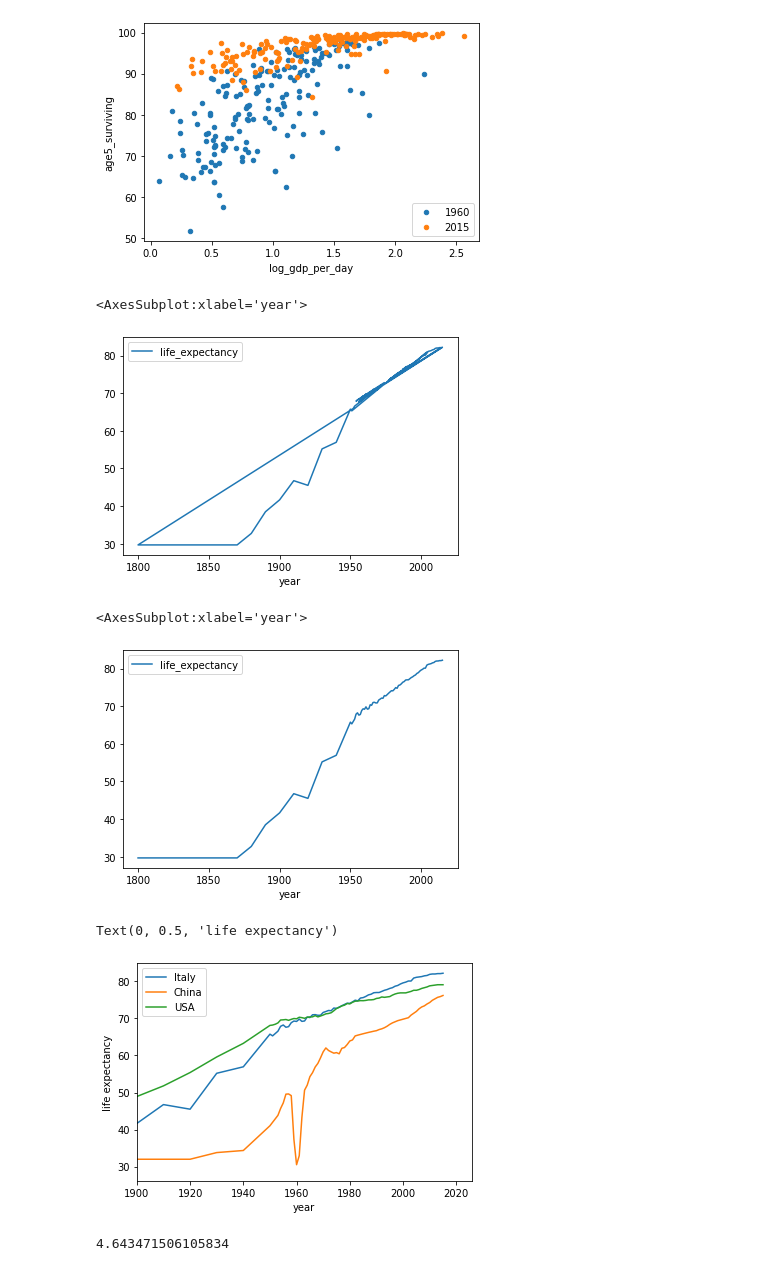
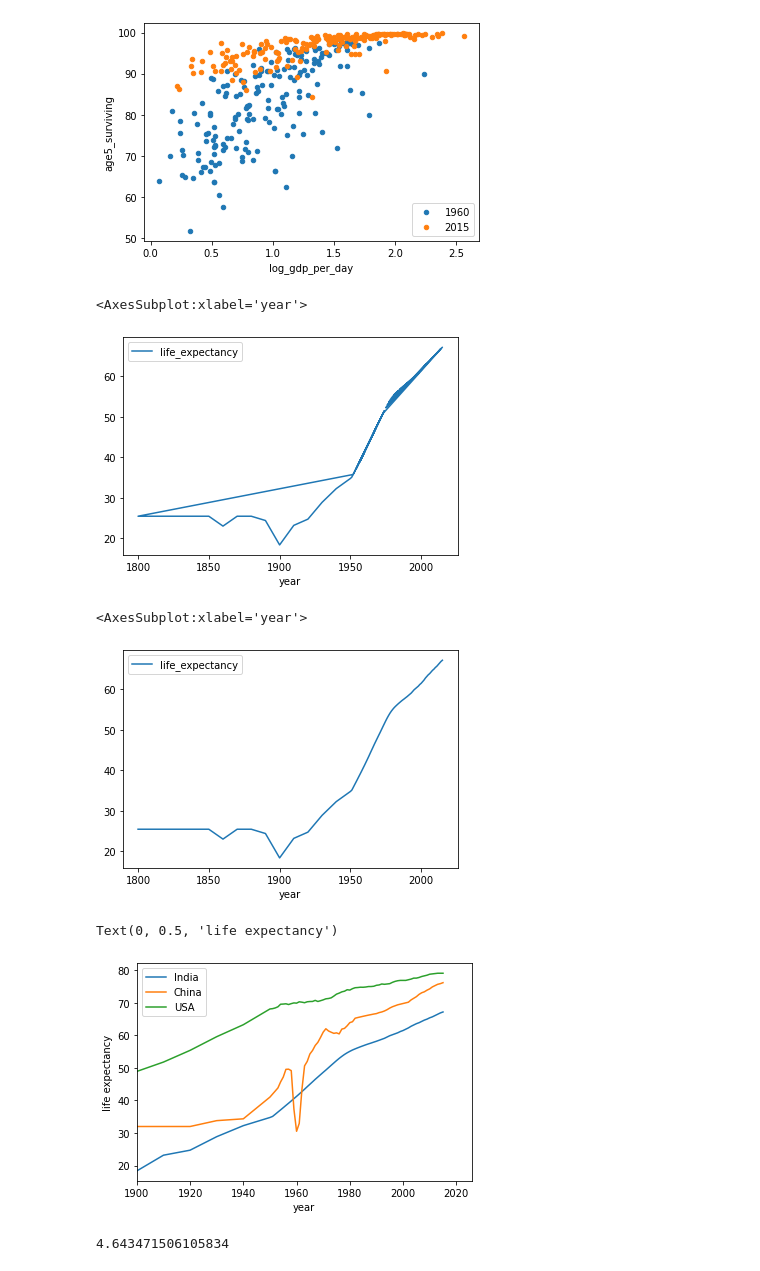
Before and after one commit to beiyonder/populationDataAnalysis, a Jupyter notebook: PopulationdataAnalysis.ipynb, the cells around one changed output. Cells and saved outputs as stored; diff of their text form; code cells hidden in the pictures.

```diff
--- a/PopulationdataAnalysis.ipynb
+++ b/PopulationdataAnalysis.ipynb
@@ -63,25 +73,25 @@ gapminder_by_year.loc[2015].plot.scatter('log_gdp_per_day', 'age5_surviving', la
 <AxesSubplot:xlabel='log_gdp_per_day', ylabel='age5_surviving'>
 [figure]
 # %%
-gapminder_by_country.loc['Italy'].plot('year', 'life_expectancy')
+gapminder_by_country.loc['India'].plot('year', 'life_expectancy')
 # %% [output]
 <AxesSubplot:xlabel='year'>
-[figure, old version]
+[figure, new version]
 # %%
-gapminder_by_country.loc['Italy'].sort_values('year').plot('year', 'life_expectancy')
+gapminder_by_country.loc['India'].sort_values('year').plot('year', 'life_expectancy')
 # %% [output]
 <AxesSubplot:xlabel='year'>
-[figure, old version]
+[figure, new version]
 # %%
-axes = gapminder_by_country.loc['Italy'].sort_values('year').plot('year', 'life_expectancy', label='Italy')
+axes = gapminder_by_country.loc['India'].sort_values('year').plot('year', 'life_expectancy', label='India')
 gapminder_by_country.loc['China'].sort_values('year').plot('year', 'life_expectancy', label='China', ax=axes)
 gapminder_by_country.loc['United States'].sort_values('year').plot('year', 'life_expectancy', label='USA', ax=axes)
 
 pp.axis(xmin=1900)
 pp.ylabel('life expectancy')
 # %% [output]
 Text(0, 0.5, 'life expectancy')
-[figure, old version]
+[figure, new version]
 # %%
 gapminder.babies_per_woman.mean()
 # %% [output]
```
Also changed, not shown: parts of 1 cell of this notebook.
